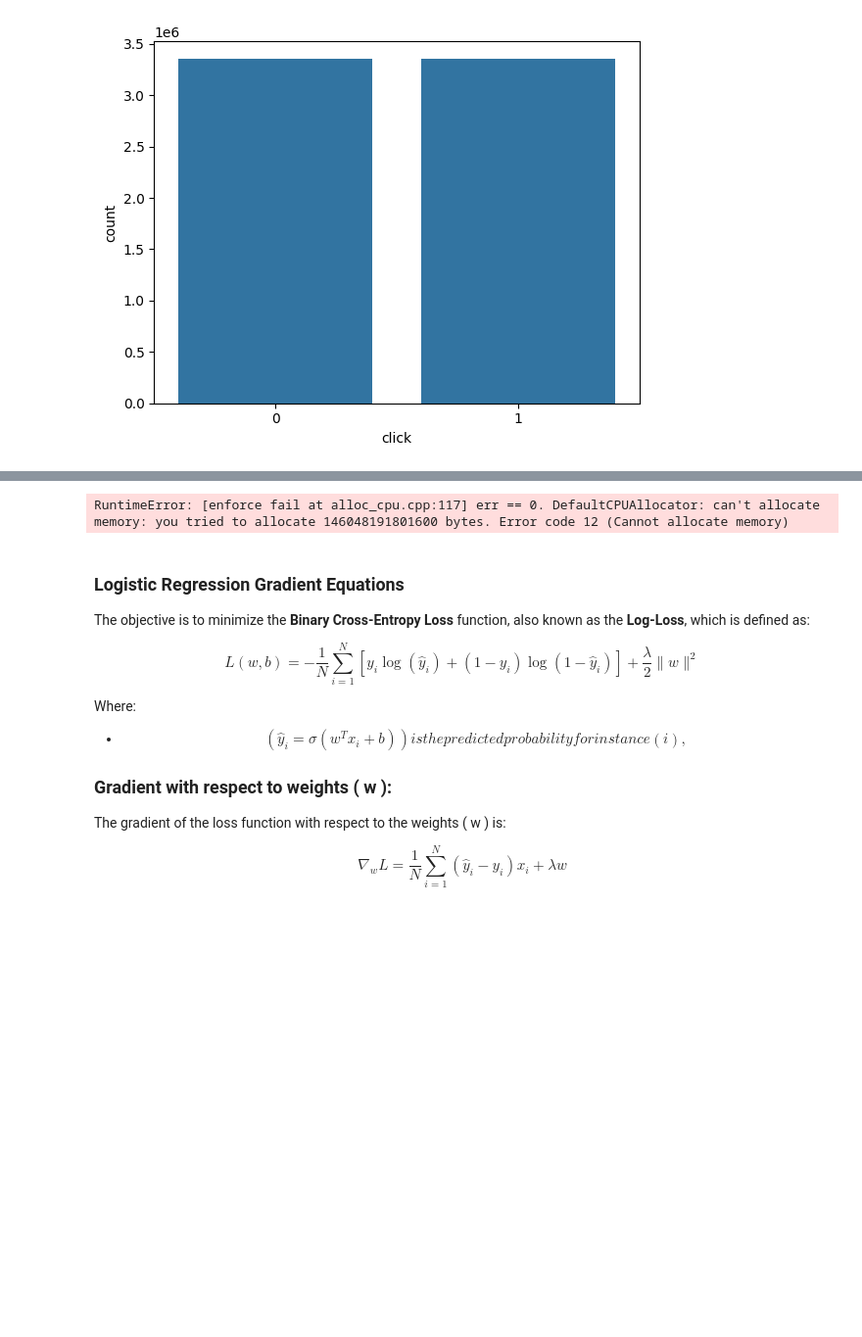
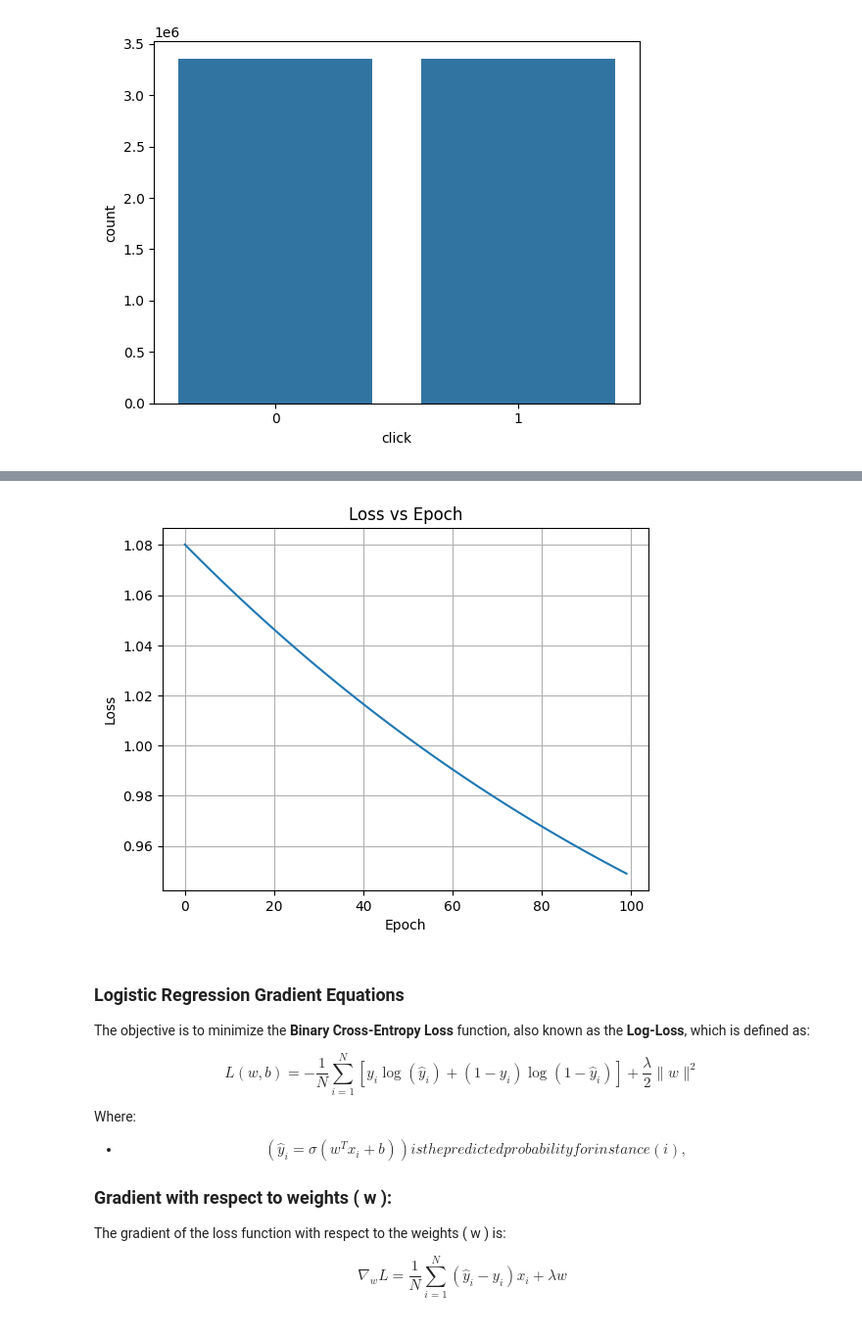
Before and after one commit to skotarugit/CS-GY-6613-Assignments, a Jupyter notebook: Assignment1/Assign1_partb.ipynb, the cells around one changed output, grey strips where cells are left out. Shown at 98% size. Drawn from its saved outputs; the diff is of its cells as text; code cells hidden in the pictures; blank space fills up the shorter version.

```diff
--- a/Assignment1/Assign1_partb.ipynb
+++ b/Assignment1/Assign1_partb.ipynb
@@ -670,7 +680,7 @@ torch.manual_seed(5)
 np.random.seed(5)
 #Hyperparameters
 learning_rate = 0.005
-num_epochs = 10
+num_epochs = 100
 lambda_reg = 1
 
 def sig(x):
@@ -685,7 +695,7 @@ bias = torch.randn(1, requires_grad=True)      # Initialize bias
 def compute_loss(h, y, weights, lambda_reg):
 
     h = torch.clamp(h, 1e-7, 1 - 1e-7)
-    bce_loss = torch.mean(-y_train * torch.log(h) - (1 - y_train) * torch.log(1 - h))
+    bce_loss = torch.mean(-y_train.unsqueeze(1) * torch.log(h) - (1 - y_train.unsqueeze(1)) * torch.log(1 - h))
 
     reg_loss = 0.5 * lambda_reg * torch.norm(weights) ** 2
     return bce_loss #+ reg_loss
@@ -694,37 +704,37 @@ def compute_loss(h, y, weights, lambda_reg):
 losses = []
 for epoch in range(num_epochs):
     # Forward pass: compute predicted y
     z = X_train @ weights  + bias
     h = sig(z)
 
 
     # Compute the loss
     loss = compute_loss(h, y_train, weights, lambda_reg)
     losses.append(loss.item())
 
     # Backward pass: compute gradients
     loss.backward()
 
     # Update weights and bias using SGD
     with torch.no_grad():
-        w_grad = (X_train.T @ (h.unsqueeze(1) - y_train))/X_train[0] #+ lambda_reg * weights
-        print(w_grad)
+        w_grad = (X_train.T @ (h - y_train.unsqueeze(1)))/(X_train.shape[0])#+ lambda_reg * weights
+        # print(w_grad)
         weights -= learning_rate * w_grad #weights.grad
-        b_grad = torch.mean( h - y_train)
+        b_grad = torch.mean( h - y_train.unsqueeze(1))
         bias -= learning_rate * b_grad
         # print(weights.unsqueezed(1).shape)
         # print(bias.grad)
 
 
 #Plot Loss vs Epoch
 plt.plot(losses)
 plt.title("Loss vs Epoch")
 plt.xlabel("Epoch")
 plt.ylabel("Loss")
 plt.grid()
 plt.show()
 # %% [output]
-RuntimeError: [enforce fail at alloc_cpu.cpp:117] err == 0. DefaultCPUAllocator: can't allocate memory: you tried to allocate 146048191801600 bytes. Error code 12 (Cannot allocate memory)
+[figure, added]
 # %% [markdown]
 ### Logistic Regression Gradient Equations
 
```
Also changed, not shown: parts of 14 cells of this notebook.
